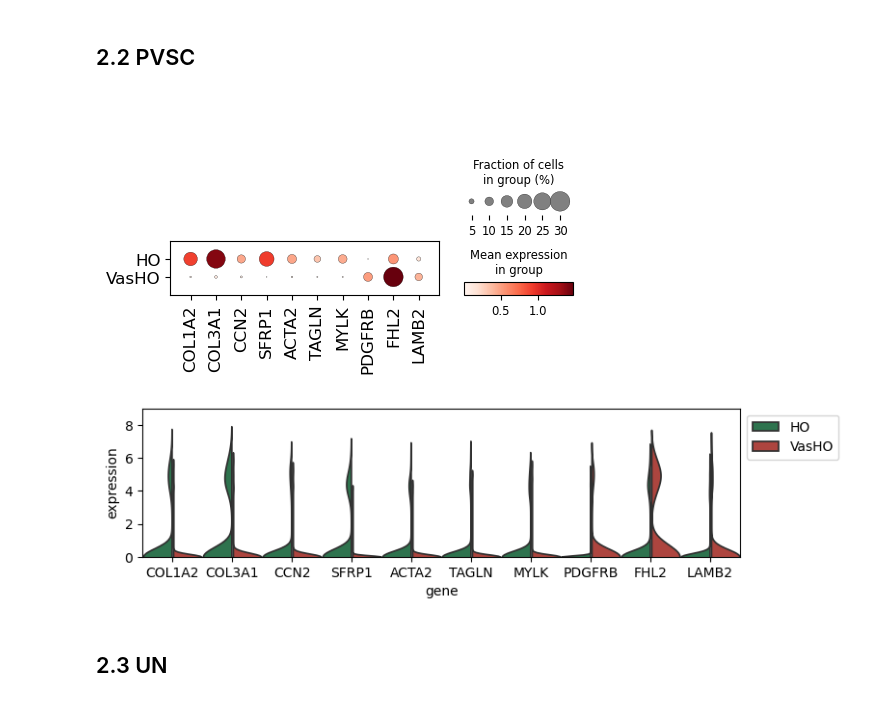
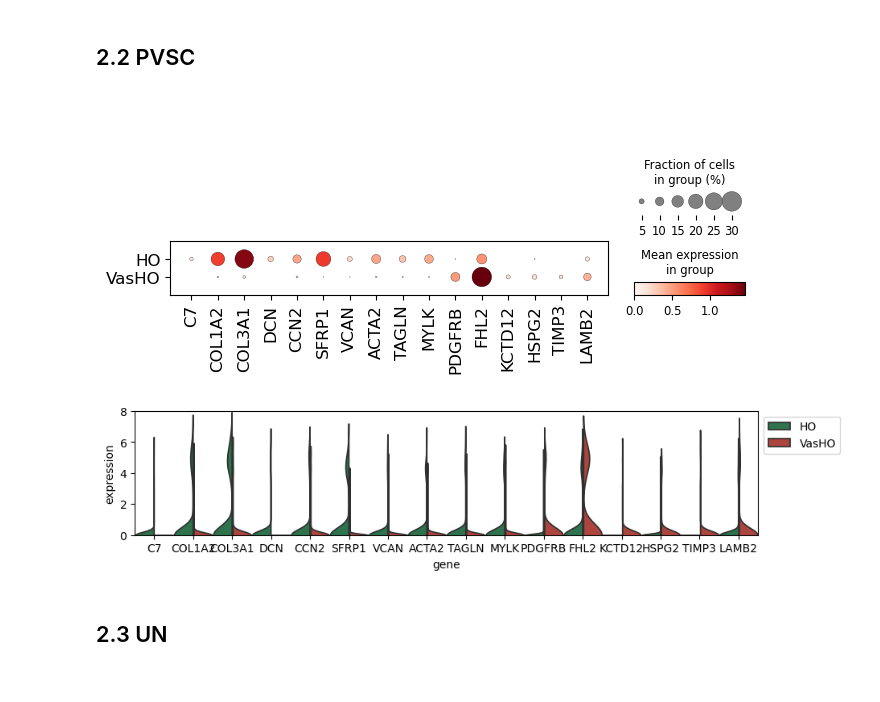
Before and after one commit to yachielab/DataAnalysis_Vascularized_Cardiac_Organoids, a Jupyter notebook: ipynb/CCO11.ipynb, the cells around one changed output. Drawn from its saved outputs; the diff is of its cells as text; code cells hidden in the pictures.

```diff
--- a/ipynb/CCO11.ipynb
+++ b/ipynb/CCO11.ipynb
@@ -739,6 +771,8 @@ adata = sc.read_h5ad(f"{WORK_DIR}/data/labelled/VasHO.h5ad")
 adata_vasho = adata[adata.obs["celltype"] == "PVSC"]
 
 adata_pvsc = ad.concat([adata_ho, adata_vasho])
+# %%
+marker_genes = ['C7','COL1A2','COL3A1','DCN','CCN2','SFRP1','VCAN','ACTA2','TAGLN','MYLK','PDGFRB','FHL2','KCTD12','HSPG2','TIMP3','LAMB2']
 # %%
 volcano_plot2(adata_pvsc,
               label1 = "HO",
@@ -750,27 +785,26 @@ volcano_plot2(adata_pvsc,
               fc_thres=1,
               pvalue_thres=5)
 # %%
-# var_names = ['C7','COL1A2','COL3A1','DCN','CCN2','SFRP1','VCAN','ACTA2','TAGLN','MYLK','PDGFRB','FHL2','KCTD12','HSPG2','TIMP3','LAMB2']
-var_names = ['COL1A2','COL3A1','CCN2','SFRP1','ACTA2','TAGLN','MYLK','PDGFRB','FHL2','LAMB2']
+var_names = marker_genes
 
 dp = sc.pl.dotplot(
     adata_pvsc,
     groupby="batch",
     var_names=var_names,
     return_fig=True,
     show=False
 )
 
 dp.make_figure()
 ax = dp.ax_dict["mainplot_ax"]
 ax.tick_params(axis="x", labelsize=12)
 ax.tick_params(axis="y", labelsize=12)
 
 plt.savefig(f'{WORK_DIR}/dotplot/PVSC.png', bbox_inches="tight")
 plt.savefig(f'{WORK_DIR}/dotplot/PVSC.svg', bbox_inches="tight")
 plt.show()
 # %% [output]
-[figure, old version]
+[figure, new version]
 # %%
 plot_df = {"batch": [], "gene": [], "expression": []}
 
@@ -781,7 +815,7 @@ for g in var_names:
 
 plot_df = pd.DataFrame(plot_df)
 
-fig, ax = plt.subplots(1, 1, figsize=(8, 2))
+fig, ax = plt.subplots(1, 1, figsize=(10, 2))
 
 sns.violinplot(
     ax=ax,
@@ -798,7 +832,7 @@ sns.violinplot(
 
 )
 
-ax.set_ylim(0, 9)
+ax.set_ylim(0, 8)
 ax.legend(loc='upper left', bbox_to_anchor=(1.0, 1.0))
 
 plt.savefig(f'{WORK_DIR}/dotplot/PVSC.violin.png', bbox_inches="tight")
@@ -806,7 +840,7 @@ plt.savefig(f'{WORK_DIR}/dotplot/PVSC.violin.svg', bbox_inches="tight")
 
 plt.show()
 # %% [output]
-[figure, old version]
+[figure, new version]
 # %% [markdown]
 ## 2.3 UN
 # %%
```
Also changed, not shown: parts of 6 cells of this notebook, 11 other files.
